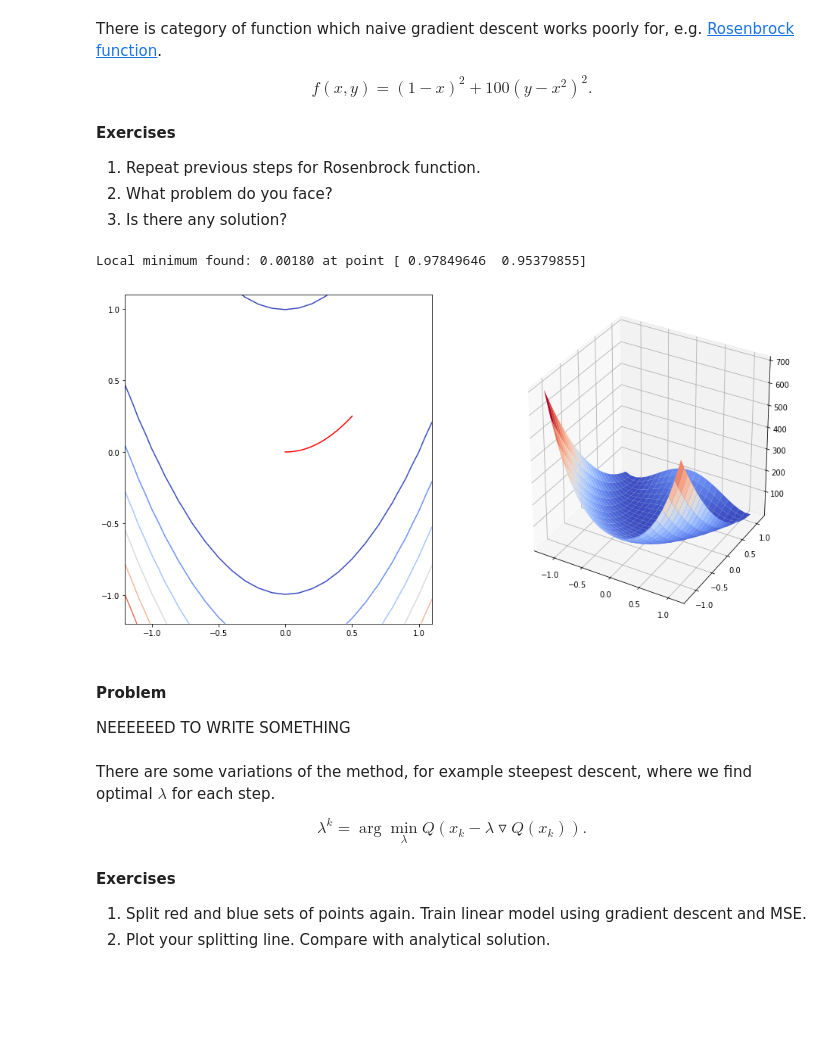
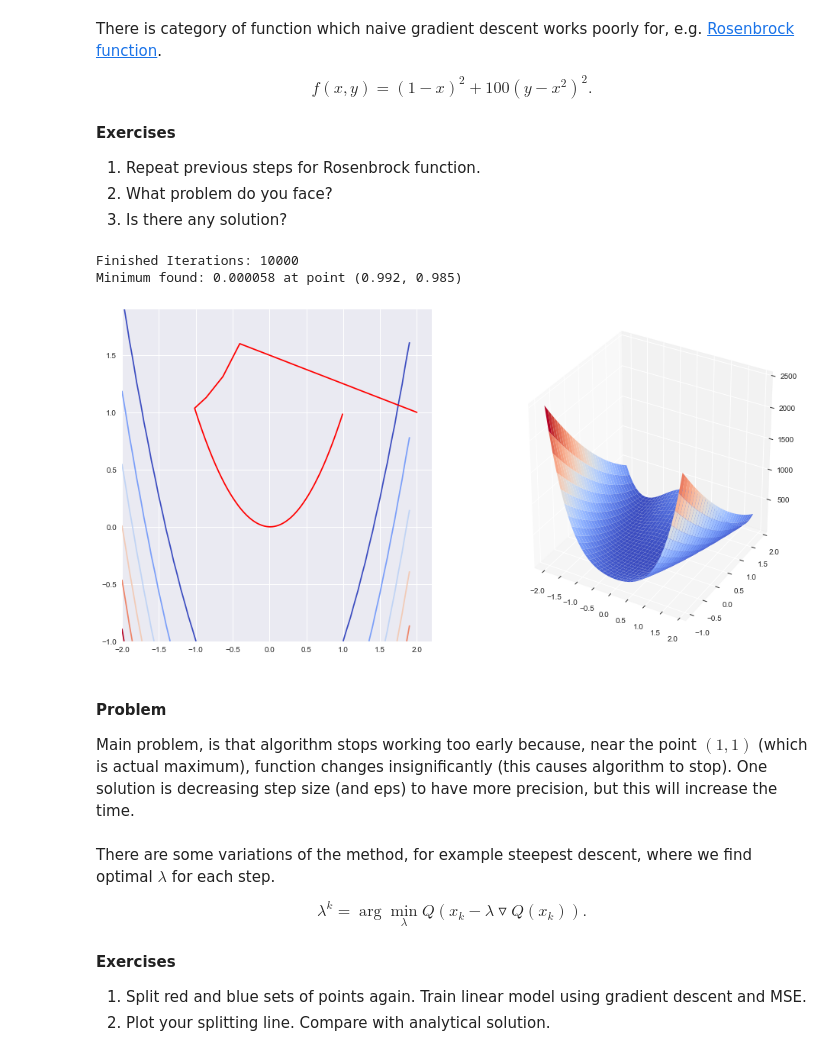
Before and after one commit to puhsu/renju, a Jupyter notebook: labs/lab-1.ipynb, the cells around one changed output. Drawn from its saved outputs; the diff is of its cells as text; code cells hidden in the pictures; blank space fills up the shorter version.

```diff
--- a/labs/lab-1.ipynb
+++ b/labs/lab-1.ipynb
@@ -59,10 +59,15 @@ $$w = (X^TX)^{-1}X^TY.$$
 # %%
 # add all libraries
 import numpy as np
+import pandas as pd
 from numpy.polynomial.polynomial import Polynomial as poly
 from matplotlib import pyplot as plt
+plt.style.use('seaborn')
 from matplotlib import cm
+import matplotlib.patches as mpatches
 from mpl_toolkits.mplot3d.axes3d import Axes3D
+from sklearn.metrics import accuracy_score
+from sklearn.model_selection import train_test_split
 %matplotlib inline
 # %%
 np.random.seed(42)
@@ -391,65 +405,48 @@ $$f(x, y) = (1-x)^2 + 100(y-x^2)^2.$$
 2. What problem do you face?
 3. Is there any solution?
 # %%
-step = .01
-iterations_count = 100000
-eps = 1e-20
-
-
 def rosenbrock_func(x, y):
     return (1 - x)**2 + 100 * (y - x**2)**2
 
-def rosenbrock_deriv(x, y):
-    return np.array([400*x**3 - 400*x*y + 2*x - 1,
+def rosenbrock_grad(x, y):
+    return np.array([400*x**3 - 400*x*y + 2*x - 2,
                      200*y - 200*x**2])
-
-
-min_point = np.array([73, 42])
-min_value = rosenbrock_func(*min_point)
-
-for i in range(iterations_count):
-    start_point = np.random.rand(1, 2)[0]
-    local_min_point, local_min_value, _ = gradient_descent(rosenbrock_func,
-                                                           rosenbrock_deriv,
-                                                           start_point)
-    if (local_min_value < min_value):
-        min_value = local_min_value
-        min_point = local_min_point
-
-
-print("Local minimum found: {:.5f} at point {}".format(min_value, min_point))
-# %% [output]
-Local minimum found: 0.00180 at point [ 0.97849646  0.95379855]
 # %%
-step = .001
-x = np.arange(-1.2, 1.2, .1)
-y = np.arange(-1.2, 1.2, .1)
+x = np.arange(-2, 2, .1)
+y = np.arange(-1, 2, .1)
 X, Y = np.meshgrid(x, y)
 Z = rosenbrock_func(X, Y)
 
-start_point = np.array([0, 0])
-local_min_point, local_min_value, descent_path = gradient_descent(rosenbrock_func,
-                                                                  rosenbrock_deriv,
-                                                                  start_point,
-                                                                  plot=np.array([start_point]))
+start_point = np.array([2, 1])
+min_point, min_value, descent_path = gradient_descent(f=rosenbrock_func,
+                                                                  df=rosenbrock_grad,
+                                                                  x_init=start_point,
+                                                                  step=1e-3,
+                                                                  eps=1e-10,
+                                                                  path=np.array([start_point]))
 
+
+print("Minimum found: {0:.6f} at point ({1[0]:.3f}, {1[1]:.3f})".format(min_value, min_point))
 
 fig = plt.figure(figsize=(16, 8))
 
 ax = fig.add_subplot(121)
 ax.contour(X, Y, Z, cmap=cm.coolwarm)
-ax.plot(descent_path[:,:1], descent_path[:,1:], marker='', color='r')
+ax.plot(descent_path[:,0], descent_path[:,1], marker='', color='r')
 
 ax = fig.add_subplot(122, projection='3d')
+ax.set_facecolor('white')
 ax.plot_surface(X, Y, Z, cmap=cm.coolwarm, linewidth=0)
 
 plt.show()
 # %% [output]
+Finished Iterations: 10000
+Minimum found: 0.000058 at point (0.992, 0.985)
-[figure, old version]
+[figure, new version]
-# %% [markdown]
-#### Problem
-
-NEEEEEED TO WRITE SOMETHING
+# %% [markdown]
+#### Problem
+
+Main problem, is that algorithm stops working too early because, near the point $(1, 1)$ (which is actual maximum), function changes insignificantly (this causes algorithm to stop). One solution is decreasing step size (and eps) to have more precision, but this will increase the time.
 # %% [markdown]
 There are some variations of the method, for example steepest descent, where we find optimal $\lambda$ for each step.
 
```
Also changed, not shown: parts of 35 cells of this notebook.
